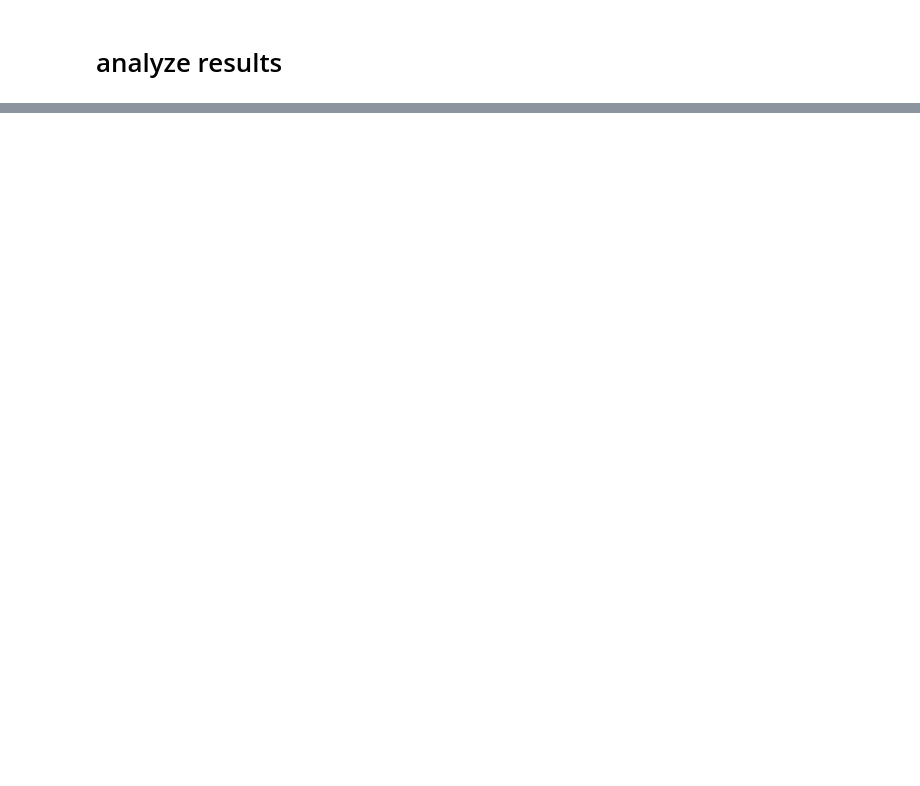
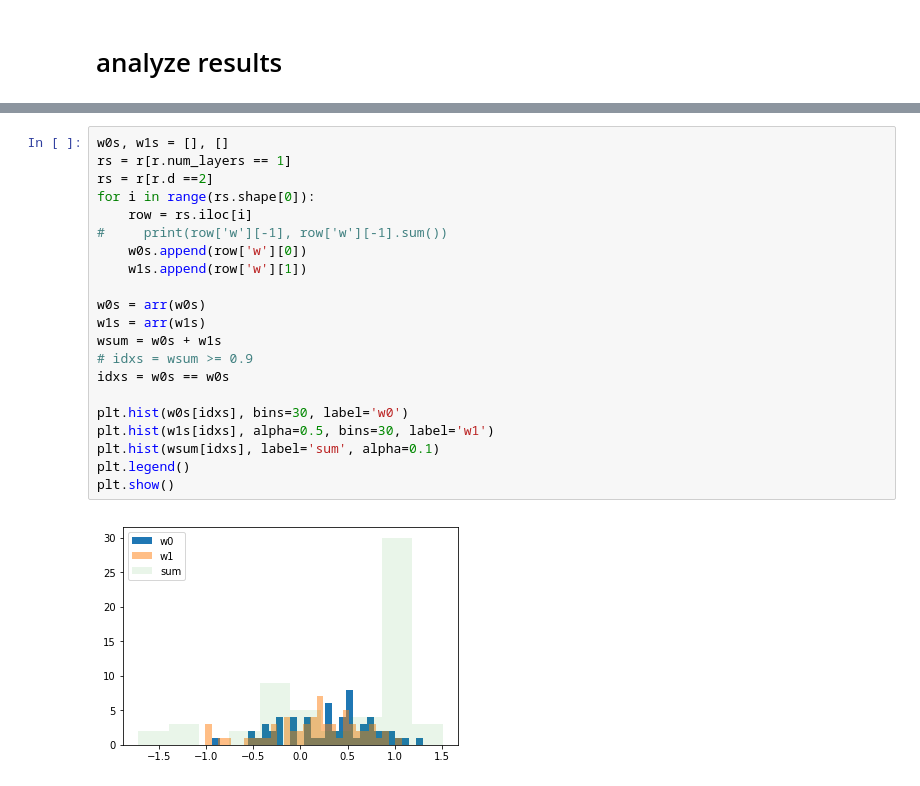
Before and after one commit to csinva/dnn-experiments, a Jupyter notebook: poly_fit/fit_interactions.ipynb, the cells around one changed output, grey strips where cells are left out. Cells and saved outputs as stored; diff of their text form; blank space fills up the shorter version.

```diff
--- a/poly_fit/fit_interactions.ipynb
+++ b/poly_fit/fit_interactions.ipynb
@@ -115,0 +106,23 @@ array([[ 8.00000000e-01],
+# %%
+w0s, w1s = [], []
+rs = r[r.num_layers == 1]
+rs = r[r.d ==2]
+for i in range(rs.shape[0]):
+    row = rs.iloc[i]
+#     print(row['w'][-1], row['w'][-1].sum())
+    w0s.append(row['w'][0])
+    w1s.append(row['w'][1])
+
+w0s = arr(w0s)
+w1s = arr(w1s)
+wsum = w0s + w1s
+# idxs = wsum >= 0.9
+idxs = w0s == w0s
+
+plt.hist(w0s[idxs], bins=30, label='w0')
+plt.hist(w1s[idxs], alpha=0.5, bins=30, label='w1')
+plt.hist(wsum[idxs], label='sum', alpha=0.1)
+plt.legend()
+plt.show()
+# %% [output]
+[figure, added]
```
Also changed, not shown: parts of 17 cells of this notebook, 6 other files.
